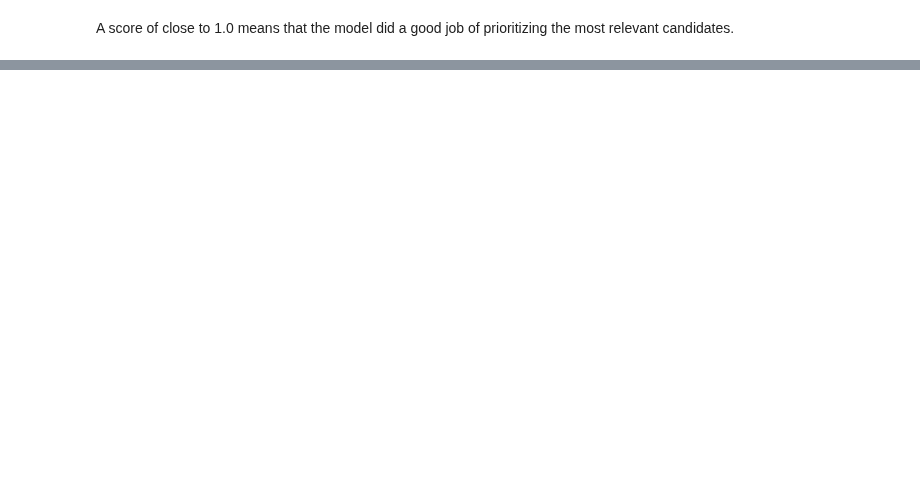
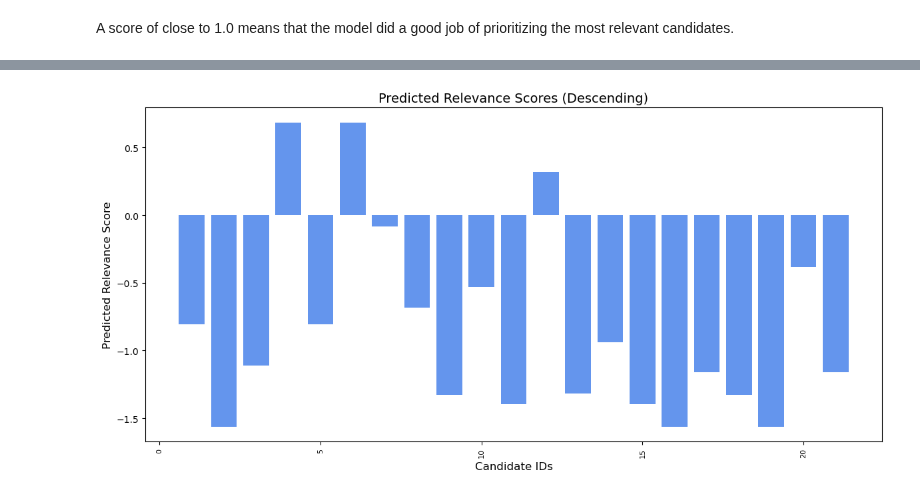
Before and after one commit to sralter/potential_talents, a Jupyter notebook: potential_talents_pt3_lambdarank.ipynb, the cells around one changed output, grey strips where cells are left out. Saved outputs shown, nothing was run; the diff lists cells and outputs as text; code cells hidden in the pictures; blank space fills up the shorter version.

```diff
--- a/potential_talents_pt3_lambdarank.ipynb
+++ b/potential_talents_pt3_lambdarank.ipynb
@@ -339,0 +485,15 @@ Finished defining test_data. Shape: (1072, 5)
+# %%
+# predicted relevance scores
+plt.figure(figsize=(12, 6))
+plt.bar(sorted_candidates, sorted_relevance, color='cornflowerblue')
+plt.xlabel('Candidate IDs', fontsize=12)
+plt.ylabel('Predicted Relevance Score', fontsize=12)
+plt.title('Predicted Relevance Scores (Descending)', fontsize=14)
+plt.xticks(rotation=90, fontsize=8)  # Rotate x-axis labels for readability
+plt.tight_layout()
+
+plt.savefig('figures/3_predicted_relevance.jpg', bbox_inches='tight')
+
+plt.show()
+# %% [output]
+[figure, added]
```
Also changed, not shown: parts of 20 cells of this notebook, 1 other file.
